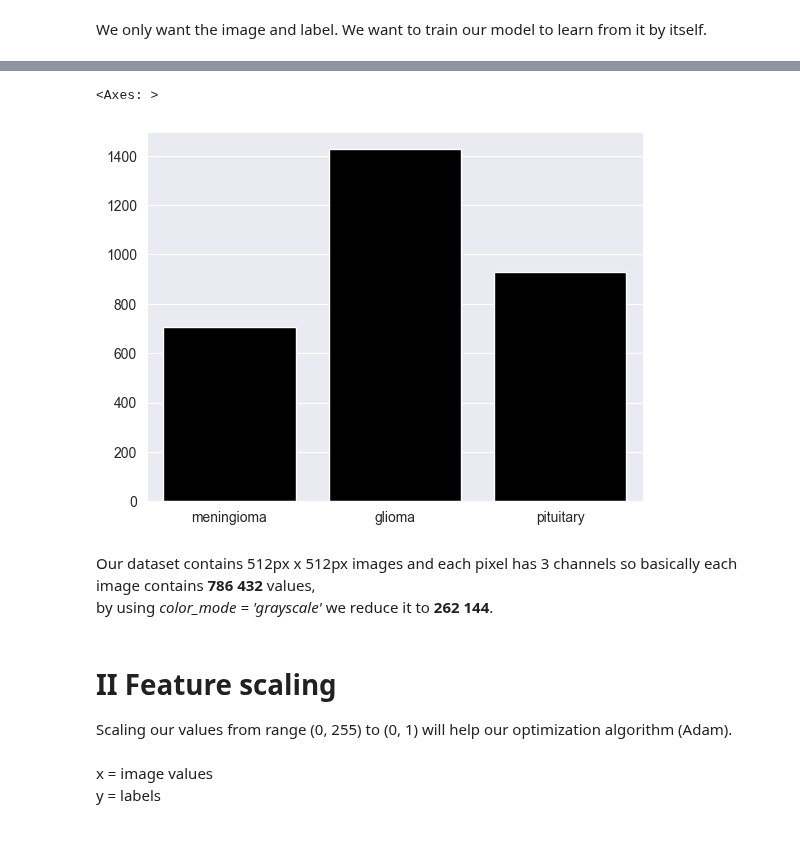
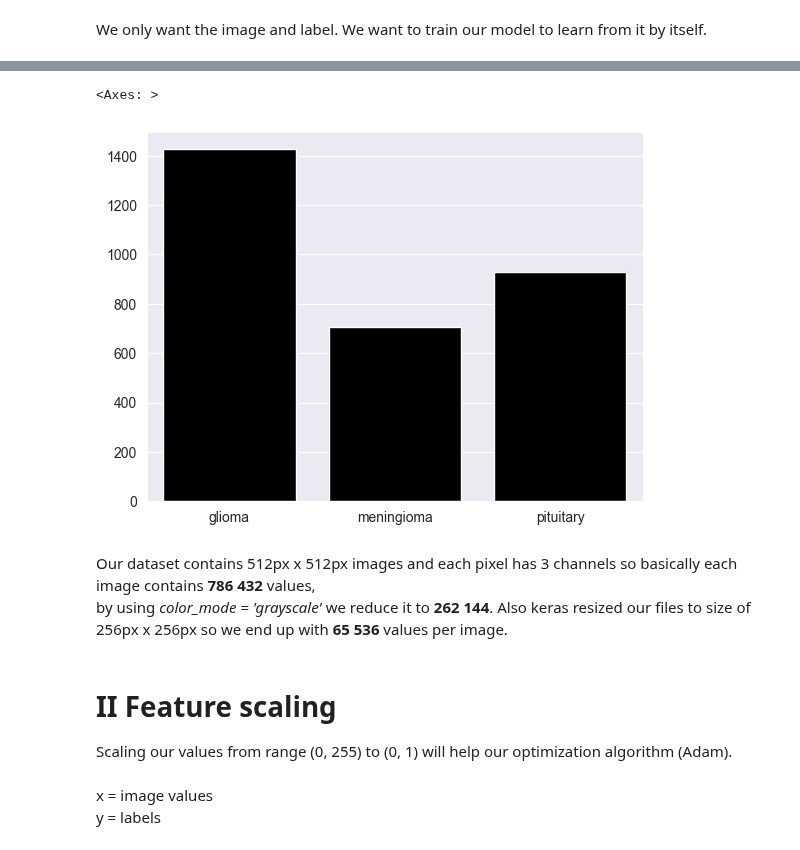
Before and after one commit to gracjan-p/brain-tumors, a Jupyter notebook: brain-tumors-analysis.ipynb, the cells around one changed output, grey strips where cells are left out. Drawn from its saved outputs; the diff is of its cells as text; code cells hidden in the pictures.

```diff
--- a/brain-tumors-analysis.ipynb
+++ b/brain-tumors-analysis.ipynb
@@ -52,8 +65,11 @@ for i, mat in enumerate(matrices):
 # %% [markdown]
 We only want the image and label. We want to train our model to learn from it by itself.
 # %%
-data = tf.keras.utils.image_dataset_from_directory(data_path + '\\images', batch_size=8, color_mode='grayscale', image_size=(256, 256))
-sub_folders = data.class_names
-print(f"Subfolders: {sub_folders}\n")
+data = tf.keras.utils.image_dataset_from_directory(data_path + '\\test', batch_size=8, color_mode='grayscale', image_size=(256, 256))
+label_names = data.class_names
+print(f"Labels: {label_names}\n")
+
+for label in label_names:
+    print(f"{label:>10}: {len(os.listdir(f"{data_path}\\test\\{label}"))}")
 # %% [output]
 Found 3064 files belonging to 3 classes.
@@ -76,16 +96,16 @@ plt.show()
 # %%
-files_per_label = lambda x: os.listdir(data_path + '\\images\\' + x)
+files_per_label = lambda x: os.listdir(data_path + '\\test\\' + x)
 
 labels_len = {label: len(files_per_label(label)) for label in label_names}
 
 sb.barplot(data=labels_len, x=labels_len.keys(), y=labels_len.values(), color='Black')
 # %% [output]
 <Axes: >
-[figure, old version]
+[figure, new version]
 # %% [markdown]
 Our dataset contains 512px x 512px images and each pixel has 3 channels so basically each image contains **786 432** values,
 <br>
-by using *color_mode = 'grayscale'* we reduce it to **262 144**.
+by using *color_mode = 'grayscale'* we reduce it to **262 144**. Also keras resized our files to size of 256px x 256px so we end up with **65 536** values per image.
 # %% [markdown]
 # II Feature scaling
 Scaling our values from range (0, 255) to (0, 1) will help our optimization algorithm (Adam).
```
Also changed, not shown: parts of 20 cells of this notebook.
